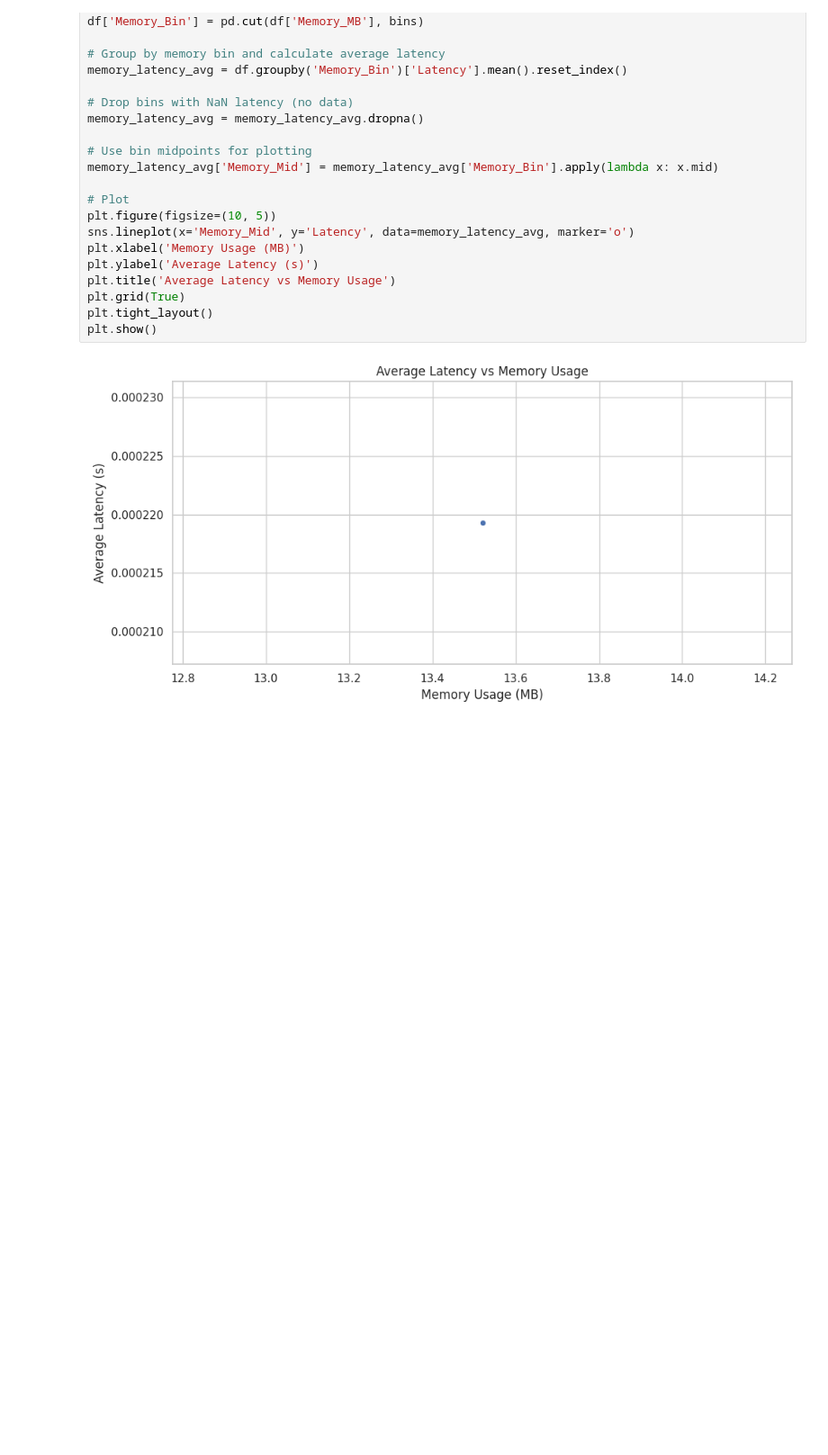
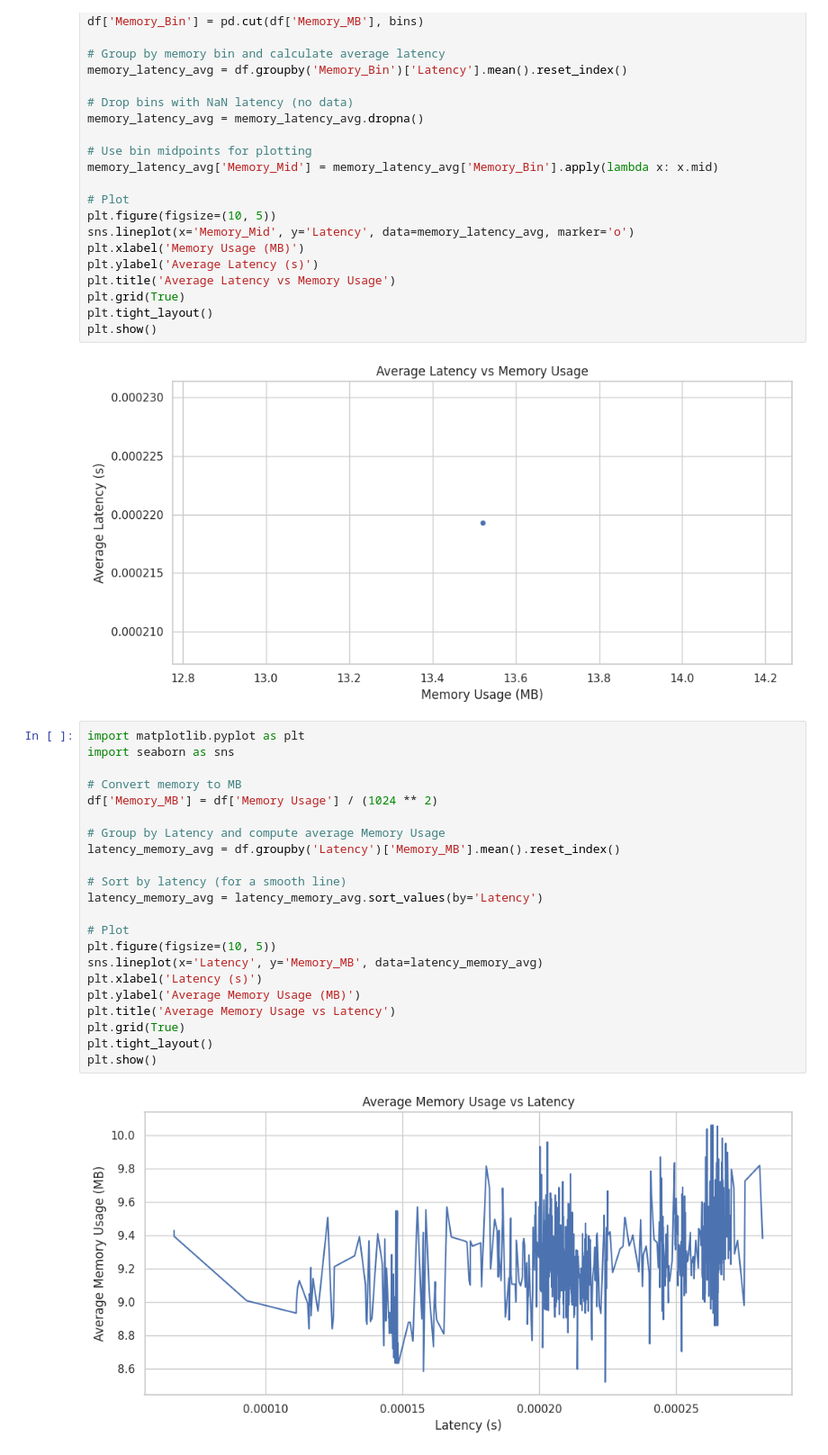
Before and after one commit to cepdnaclk/e19-4yp-AI-Dirven-Latency-Constrained-Resource-Management-In-Kubernetes, a Jupyter notebook: results/service2_cpu_reduction.ipynb, the cells around one changed output. Shown: that part at 90% size. Drawn from its saved outputs; the diff is of its cells as text; blank space fills up the shorter version.

Commit message:
Add average memory usage vs Latency plot

```diff
--- a/results/service2_cpu_reduction.ipynb
+++ b/results/service2_cpu_reduction.ipynb
@@ -85,3 +85,27 @@ plt.tight_layout()
 plt.show()
 # %% [output]
 [figure]
+# %%
+import matplotlib.pyplot as plt
+import seaborn as sns
+
+# Convert memory to MB
+df['Memory_MB'] = df['Memory Usage'] / (1024 ** 2)
+
+# Group by Latency and compute average Memory Usage
+latency_memory_avg = df.groupby('Latency')['Memory_MB'].mean().reset_index()
+
+# Sort by latency (for a smooth line)
+latency_memory_avg = latency_memory_avg.sort_values(by='Latency')
+
+# Plot
+plt.figure(figsize=(10, 5))
+sns.lineplot(x='Latency', y='Memory_MB', data=latency_memory_avg)
+plt.xlabel('Latency (s)')
+plt.ylabel('Average Memory Usage (MB)')
+plt.title('Average Memory Usage vs Latency')
+plt.grid(True)
+plt.tight_layout()
+plt.show()
+# %% [output]
+[figure, added]
```
